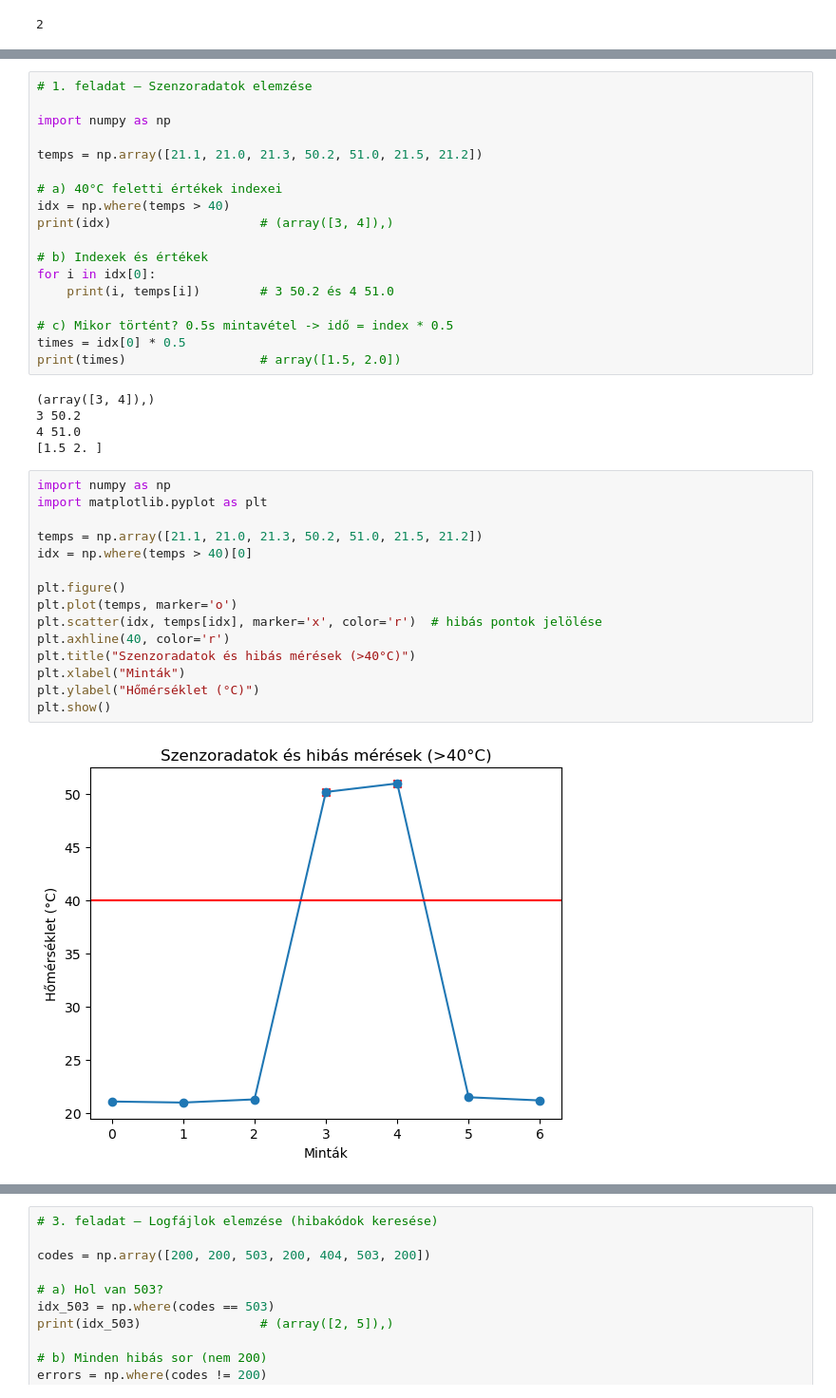
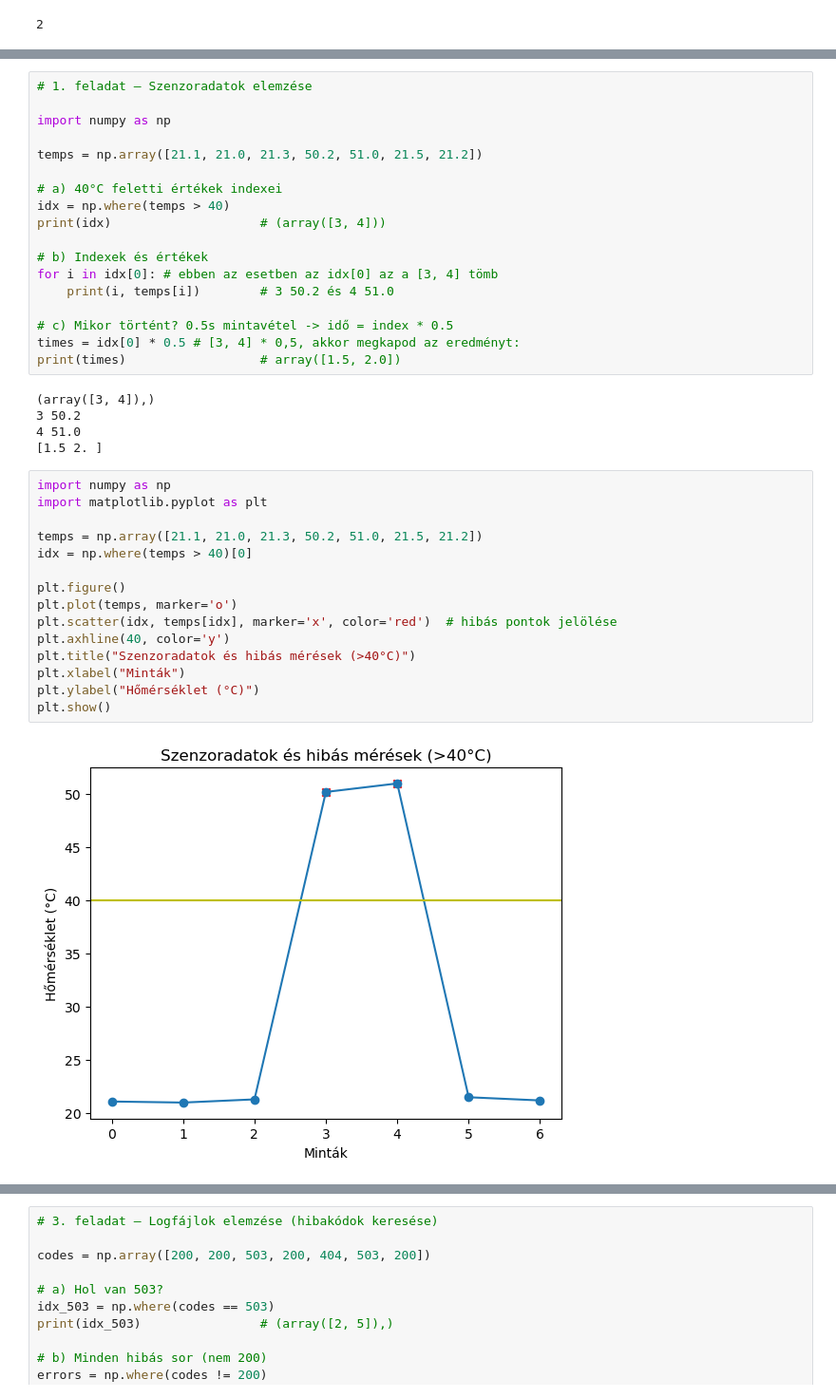
Before and after one commit to gludovatza/adatelemzes, a Jupyter notebook: anaconda_notebooks/search_where.ipynb, the cells around one changed output, grey strips where cells are left out. Shown: that part at 95% size. Cells and saved outputs as stored; diff of their text form.

```diff
--- a/anaconda_notebooks/search_where.ipynb
+++ b/anaconda_notebooks/search_where.ipynb
@@ -91,14 +100,14 @@ temps = np.array([21.1, 21.0, 21.3, 50.2, 51.0, 21.5, 21.2])
 
 # a) 40°C feletti értékek indexei
 idx = np.where(temps > 40)
-print(idx)                    # (array([3, 4]),)
+print(idx)                    # (array([3, 4]))
 
 # b) Indexek és értékek
-for i in idx[0]:
+for i in idx[0]: # ebben az esetben az idx[0] az a [3, 4] tömb
     print(i, temps[i])        # 3 50.2 és 4 51.0
 
 # c) Mikor történt? 0.5s mintavétel -> idő = index * 0.5
-times = idx[0] * 0.5
+times = idx[0] * 0.5 # [3, 4] * 0,5, akkor megkapod az eredményt:
 print(times)                  # array([1.5, 2.0])
 # %% [output]
 (array([3, 4]),)
@@ -108,20 +117,20 @@ print(times)                  # array([1.5, 2.0])
 # %%
 import numpy as np
 import matplotlib.pyplot as plt
 
 temps = np.array([21.1, 21.0, 21.3, 50.2, 51.0, 21.5, 21.2])
 idx = np.where(temps > 40)[0]
 
 plt.figure()
 plt.plot(temps, marker='o')
-plt.scatter(idx, temps[idx], marker='x', color='r')  # hibás pontok jelölése
-plt.axhline(40, color='r')
+plt.scatter(idx, temps[idx], marker='x', color='red')  # hibás pontok jelölése
+plt.axhline(40, color='y')
 plt.title("Szenzoradatok és hibás mérések (>40°C)")
 plt.xlabel("Minták")
 plt.ylabel("Hőmérséklet (°C)")
 plt.show()
 # %% [output]
-[figure, old version]
+[figure, new version]
 # %%
 # 2. feladat – Árfolyamváltozás vizsgálata (finance)
 
```
Also changed, not shown: parts of 10 cells of this notebook.
